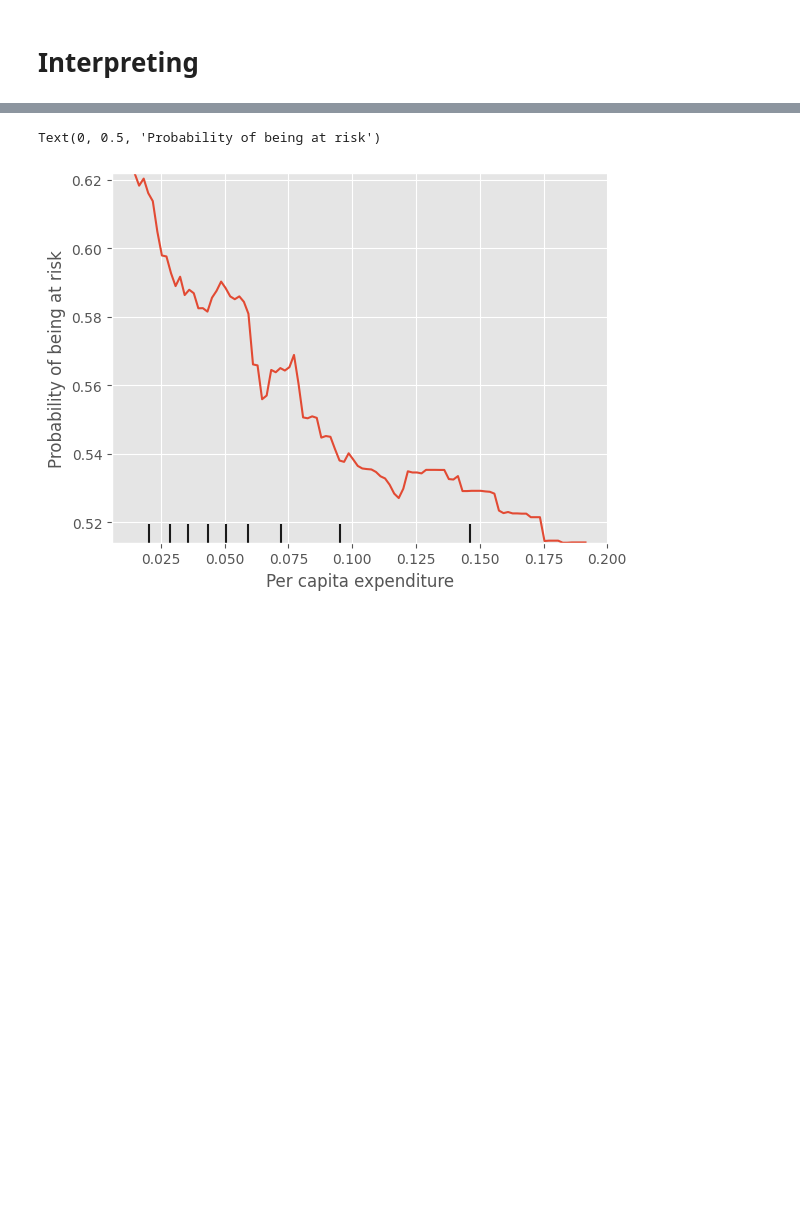
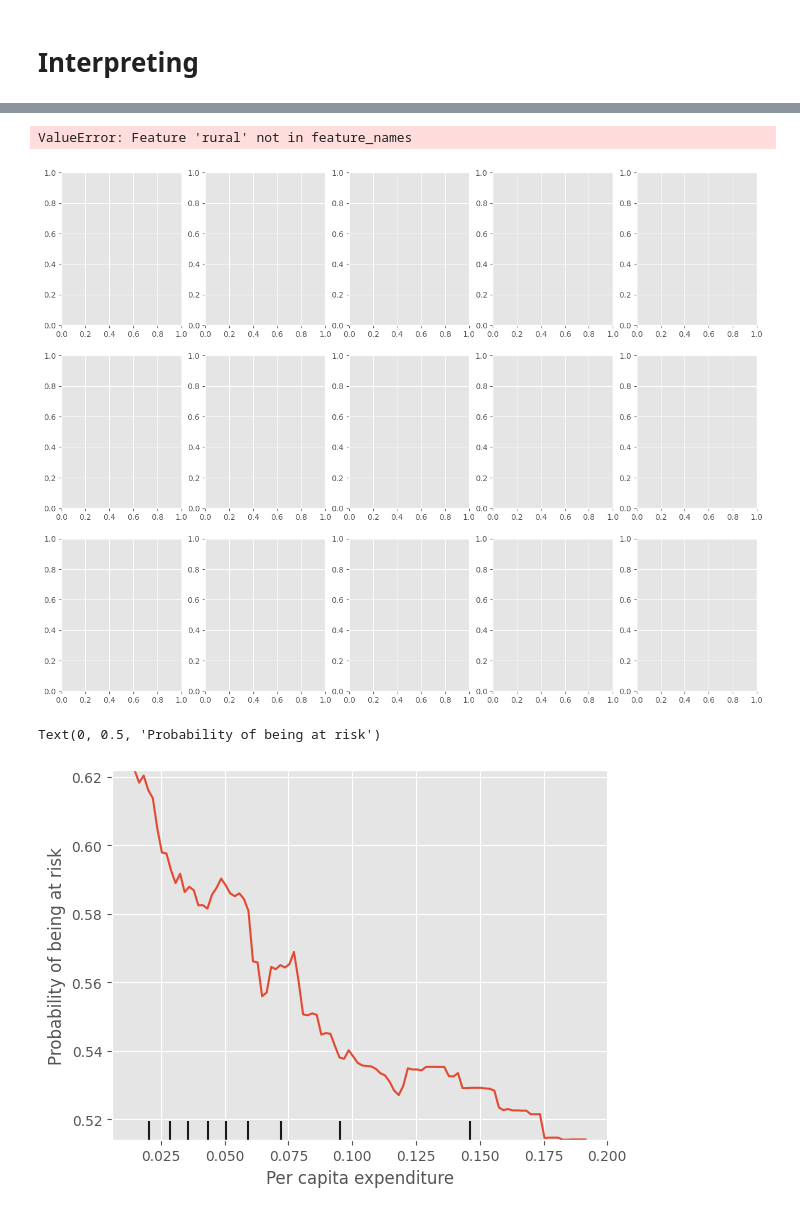
Before and after one commit to renatoquiliche/PaperCienciaDados-PunoPeru, a Jupyter notebook: Python Code/RFC_final.ipynb, the cells around one changed output, grey strips where cells are left out. Cells and saved outputs as stored; diff of their text form; code cells hidden in the pictures; blank space fills up the shorter version.

```diff
--- a/Python Code/RFC_final.ipynb
+++ b/Python Code/RFC_final.ipynb
@@ -324,3 +357,40 @@ sns.barplot(data=sorted_results, y='Features', x='Importances', palette='GnBu_r'
+# %%
+best_features = feature_importances.sort_values(by=['Importances'], ascending=False).Features.values[0:15]
+
+x_test.rename(columns={'rural': F[0], 'gpc': F[1],
+                       'lighting_pole': F[2], 'drainage_network': F[3],
+                       'glp_cooking': F[4], 'manure_cooking': F[5],
+                       'altitude': F[6], 'no_public_good': F[7],
+                       'concrete_walls': F[8], 'own_house': F[9],
+                       'electric_iron': F[10], 'water_network': F[11],
+                       'paved_track': F[12], 'concrete_roof': F[13],
+                       'paths': F[14]}, inplace=True)
+# %%
+from sklearn.inspection import PartialDependenceDisplay
+plt.style.use('ggplot')
+
+fig, axs = plt.subplots(3,5, figsize=(16,12))
+#fig.delaxes(axs[2,1])
+#fig.delaxes(axs[2,2])
+PartialDependenceDisplay.from_estimator(RFC_results1.best_estimator_, x_test, best_features, ax=axs)
+axs[0,0].set(xlabel=F[0])
+axs[0,1].set(xlabel=F[1])
+axs[0,2].set(xlabel=F[2])
+axs[0,3].set(xlabel=F[3])
+axs[0,4].set(xlabel=F[4])
+axs[1,0].set(xlabel=F[5])
+axs[1,1].set(xlabel=F[6])
+axs[1,2].set(xlabel=F[7])
+axs[1,3].set(xlabel=F[8])
+axs[1,4].set(xlabel=F[9])
+axs[2,0].set(xlabel=F[10])
+axs[2,1].set(xlabel=F[11])
+axs[2,2].set(xlabel=F[12])
+axs[2,3].set(xlabel=F[13])
+axs[2,4].set(xlabel=F[14])
+# %% [output]
+ValueError: Feature 'rural' not in feature_names
+[figure, added]
 # %%
 from sklearn.inspection import PartialDependenceDisplay
 plt.style.use('ggplot')
```
Also changed, not shown: parts of 11 cells of this notebook, 5 other files.
